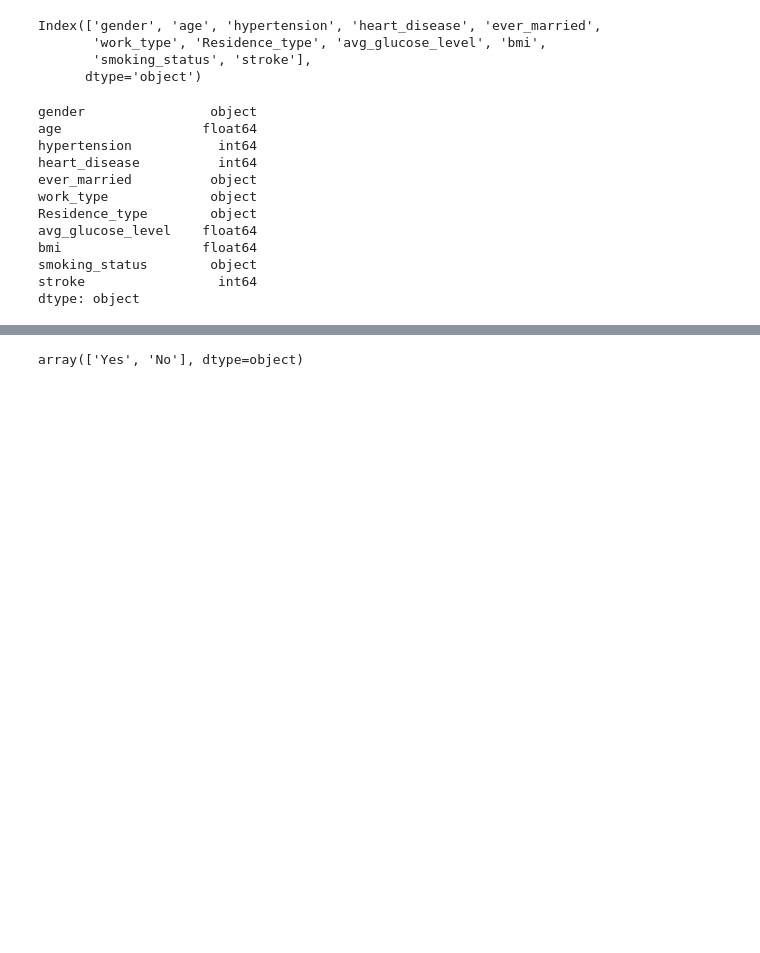
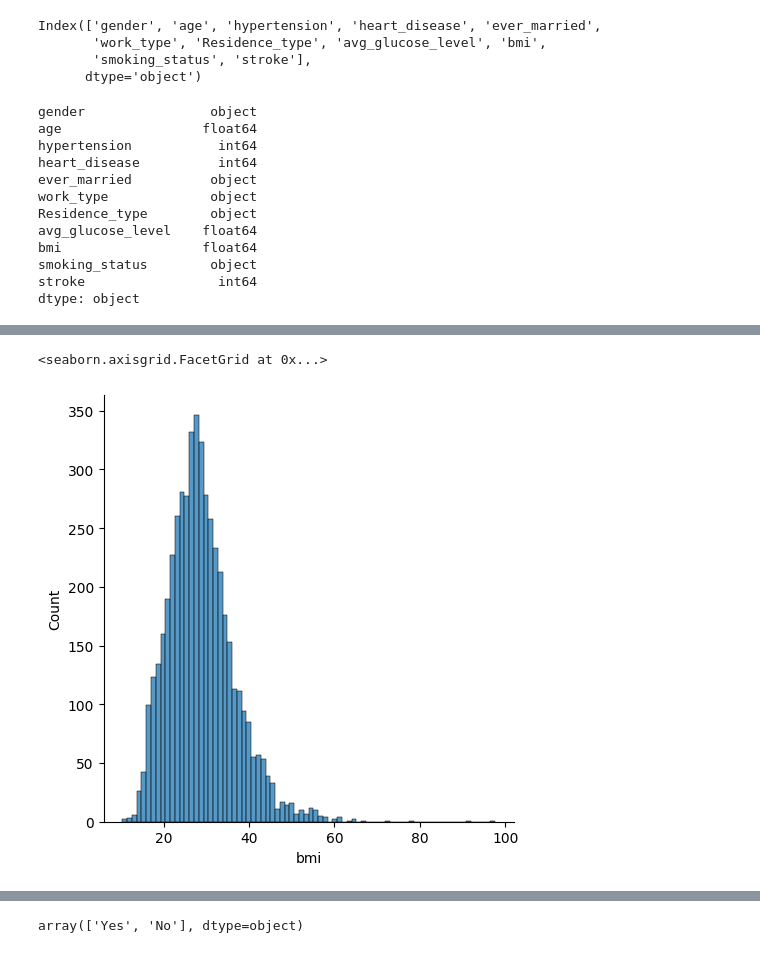
Before and after one commit to Kakackle/ml_zoo, a Jupyter notebook: dirty_notebooks/stroke_prediction.ipynb, the cells around one changed output, grey strips where cells are left out. Drawn from its saved outputs; the diff is of its cells as text; code cells hidden in the pictures; blank space fills up the shorter version.

```diff
--- a/dirty_notebooks/stroke_prediction.ipynb
+++ b/dirty_notebooks/stroke_prediction.ipynb
@@ -58,0 +98,5 @@ dtype: object
+# %%
+sns.displot(df, x='bmi')
+# %% [output]
+<seaborn.axisgrid.FacetGrid at 0x...>
+[figure, added]
```
Also changed, not shown: parts of 57 cells of this notebook, 1 other file.
